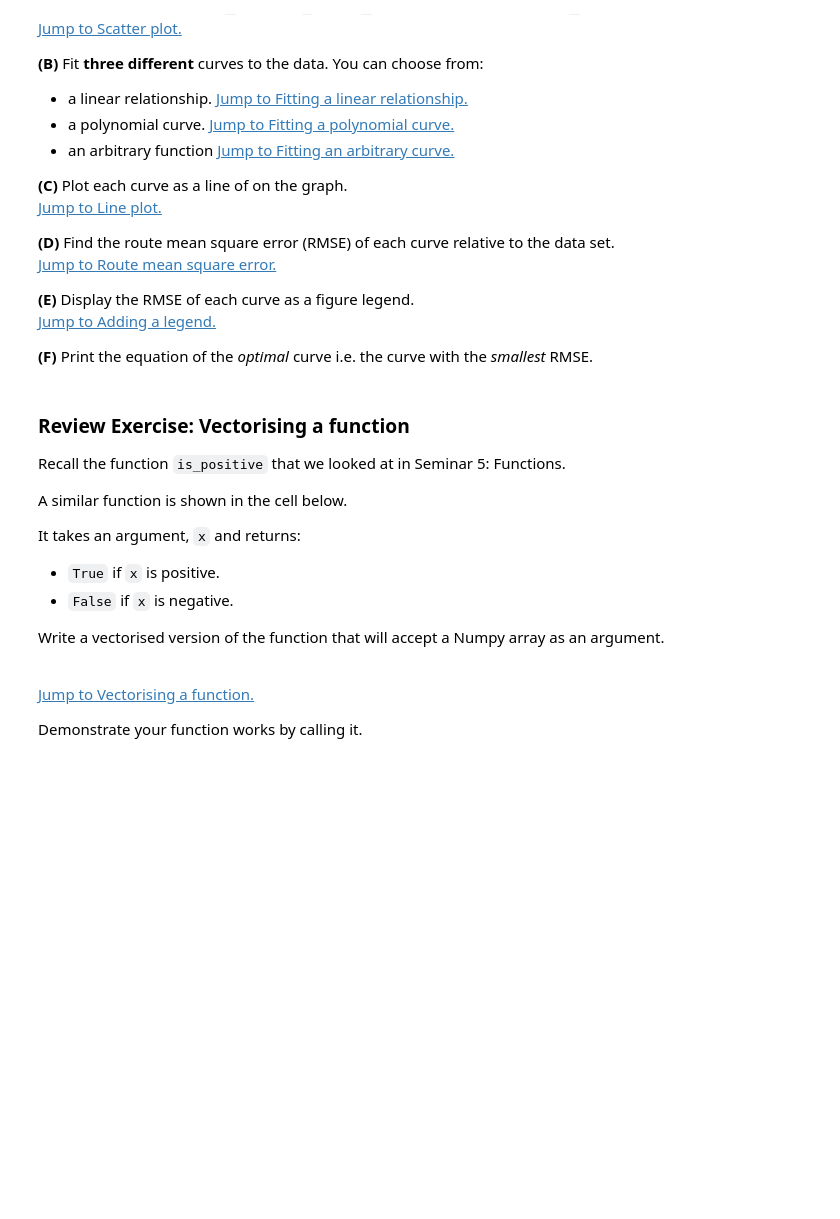
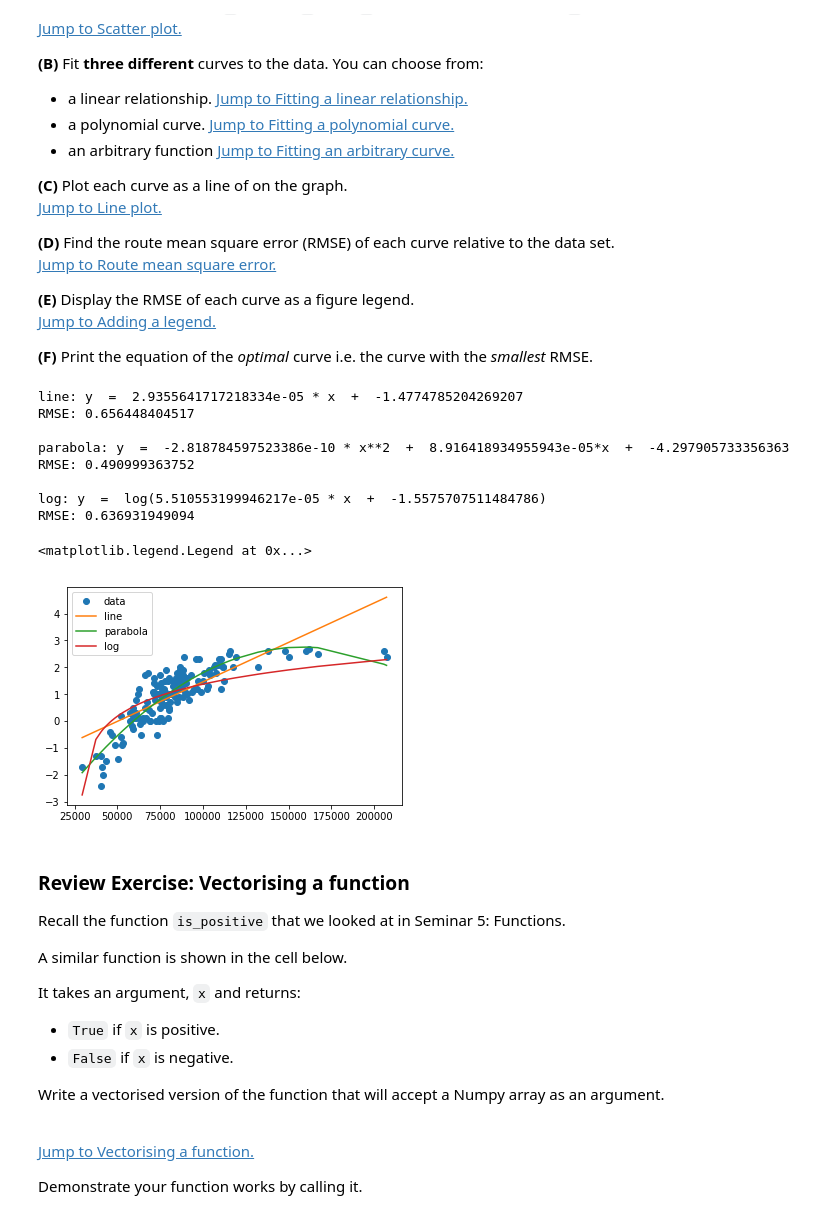
Before and after one commit to AyTanase/ILAS-, a Jupyter notebook: 7_Numerical_computation_with_Numpy.ipynb, the cells around one changed output. Cells and saved outputs as stored; diff of their text form; code cells hidden in the pictures; blank space fills up the shorter version.

```diff
--- a/7_Numerical_computation_with_Numpy.ipynb
+++ b/7_Numerical_computation_with_Numpy.ipynb
@@ -2651,0 +2717,8 @@ y = 2
+# %%
+x = np.arange(10)
+y = 2
+print(x[x > 3])
+print(x[(x < 2) | (8 < x)])
+print(x * y)
+x[1::2] = 0
+print(x)
@@ -2675,7 +2753,76 @@ __(F)__ Print the equation of the *optimal* curve i.e. the curve with the *small
 # %%
 a = np.array([88438,45505,75127,115571,89911,87432,100083,85589,73104,86890,78580,70785,41050,57610,107537,59262,73038,87891,75368,111638,74911,71599,96774,79667,90725,93816,75859,64969,205688,71500,53098,71250,89615,94747,50400,63673,78257,72785,83015,150000,84699,67191,86298,117705,88935,89643,106678,97894,132164,59387,60684,96151,68794,74559,29430,88362,111792,57205,83651,87518,80129,86801,110761,63274,66143,110694,52590,59994,80460,103589,68298,59056,40294,161848,103100,86354,37428,43307,80792,77368,109159,71538,84783,86250,82900,74728,48597,75549,106942,102167,62708,60630,70273,84918,88693,74141,46627,119112,88260,97262,86095,110472,82734,84761,91715,103292,86339,147993,77560,100625,68094,78250,75426,86138,112344,115000,98846,90499,80029,61959,76779,68833,81026,66361,92737,76692,64974,103869,51951,108854,61038,75938,75346,40639,73156,80067,82322,52353,
               62832,207262,160106,77740,72011,167094,58458,41639,79528,66583,83993,138082,77366])
 b = np.array([1.7,-0.4,0.5,2.6,1.4,1.5,1.5,1.7,-0.5,1.6,0.9,1.1,-1.7,0.3,1.8,0.5,1,1.9,0.1,2,1.7,1,1.2,1.5,1,1.1,1.2,0,2.6,1.4,-0.8,1.6,1.1,1.2,-1.4,-0.5,1.9,0,1.5,2.4,1.5,0.7,1.8,2,2.4,1.6,2,2.3,2,0.1,0.3,2.3,0,0,-1.7,1.9,2,0,0.9,1.3,0.4,1.6,2.3,-0.1,1.7,2.1,-0.9,0.1,1,1.9,0.4,-0.3,-2.4,2.7,1.3,2,-1.3,-1.5,0.7,1.1,2.3,1.1,0.7,0.9,1.1,0.1,-0.9,1.4,2.1,1.2,0.1,0.8,0.3,1.4,1.5,1,-0.5,2.4,0.9,1.5,1.6,1.2,1.3,1.8,0.8,1.8,1.9,2.6,1.5,1.8,1.8,0.6,0.7,1.2,1.5,2.5,1.1,1.6,1.6,1,0,0,1,0.5,1.7,0.6,0.1,1.7,0.2,2.1,0.1,0.9,0.8,-1.3,1.3,0.5,1.5,-0.6,1.2,2.4,2.6,1.1,0.8,2.5,-0.2,-2,0.1,0.1,1.6,2.6,1.2])
+
+na = []
+nb = []
+def quickSort(x, y):
+    if len(x) != 0:
+        nxS = []
+        nyS = []
+        nxL = []
+        nyL = []
+        nyB = []
+        for ex, ey in zip(x, y):
+            if ex < x[0]:
+                nxS.append(ex)
+                nyS.append(ey)
+            elif ex > x[0]:
+                nxL.append(ex)
+                nyL.append(ey)
+            else:
+                nyB.append(ey)
+        quickSort(nxS, nyS)
+        for i in range(len(nyB)):
+            na.append(x[0])
+            nb.append(nyB[i])
+        quickSort(nxL, nyL)
+quickSort(a, b)
+na = np.array(na)
+nb = np.array(nb)
+
+bfit = None
+def printRMSE():
+    print("RMSE:", np.sqrt(np.sum((bfit - nb) ** 2) / len(nb)))
+
+plt.plot(na, nb, 'o', label = "data")
+
+m, c, r, p, std = linregress(na, nb)
+bfit = m * na + c
+plt.plot(na, bfit, label = "line")
+print()
+print("line:", f"y  =  {m} * x  +  {c}")
+printRMSE()
+
+c, d, e = np.polyfit(na, nb, 2)
+bfit = (c * na + d) * na + e
+plt.plot(na, bfit, label = "parabola")
+print()
+print("parabola:", f"y  =  {c} * x**2  +  {d}*x  +  {e}")
+printRMSE()
+
+def logarithm(x, s, t):
+    return np.log(s * x + t)
+c, d = curve_fit(logarithm, na, nb)
+bfit = logarithm(na, *c)
+plt.plot(na, bfit, label = "log")
+print()
+print("log:", f"y  =  log({c[0]} * x  +  {c[1]})")
+printRMSE()
+
+plt.legend()
+# %% [output]
+line: y  =  2.9355641717218334e-05 * x  +  -1.4774785204269207
+RMSE: 0.656448404517
+
+parabola: y  =  -2.818784597523386e-10 * x**2  +  8.916418934955943e-05*x  +  -4.297905733356363
+RMSE: 0.490999363752
+
+log: y  =  log(5.510553199946217e-05 * x  +  -1.5575707511484786)
+RMSE: 0.636931949094
+<matplotlib.legend.Legend at 0x...>
+[figure, added]
 # %% [markdown]
 ### Review Exercise:  Vectorising a function
 
```
Also changed, not shown: parts of 21 cells of this notebook.
